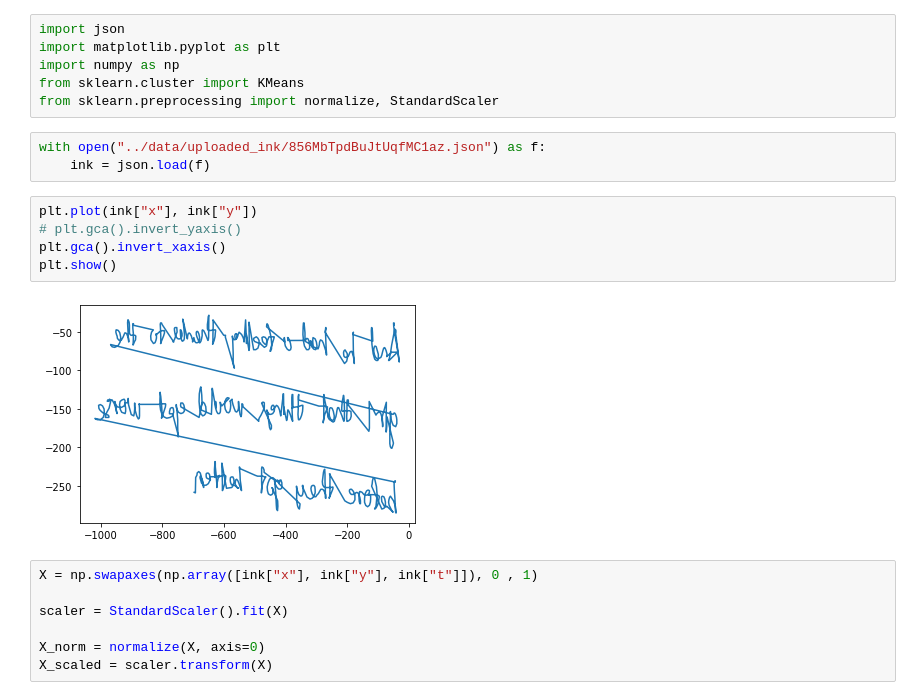
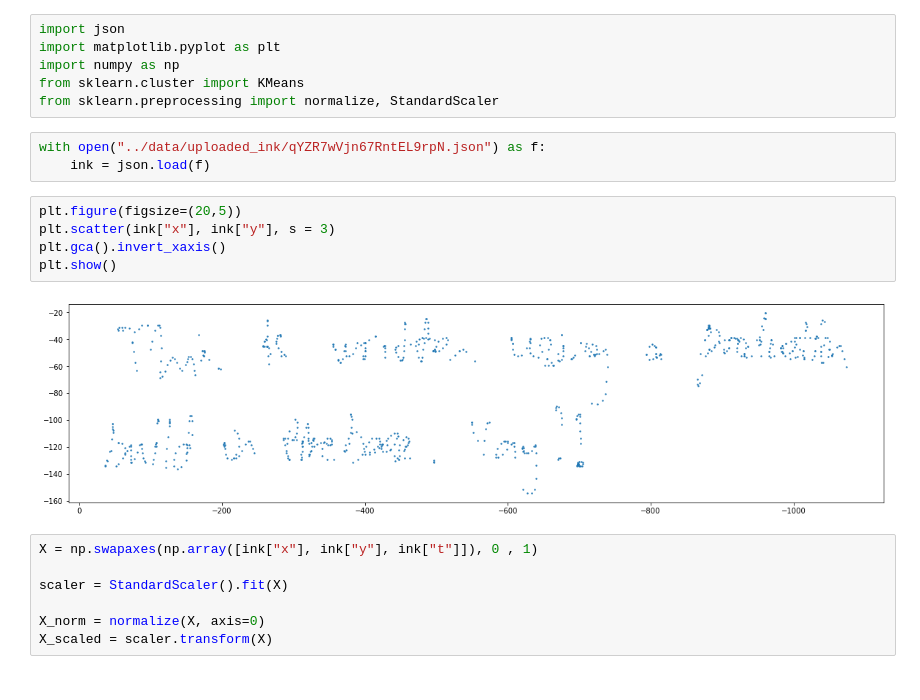
Before and after one commit to CustardTart32/digital-pen-backend, a Jupyter notebook: xml_parser/notebooks/visualise_ink.ipynb, the cells around one changed output. Saved outputs shown, nothing was run; the diff lists cells and outputs as text.

Commit message:
Added new user submissions to visualise

```diff
--- a/xml_parser/notebooks/visualise_ink.ipynb
+++ b/xml_parser/notebooks/visualise_ink.ipynb
@@ -5,15 +5,15 @@ import numpy as np
 from sklearn.cluster import KMeans
 from sklearn.preprocessing import normalize, StandardScaler
 # %%
-with open("../data/uploaded_ink/856MbTpdBuJtUqfMC1az.json") as f:
+with open("../data/uploaded_ink/qYZR7wVjn67RntEL9rpN.json") as f:
     ink = json.load(f)
 # %%
-plt.plot(ink["x"], ink["y"])
-# plt.gca().invert_yaxis()
+plt.figure(figsize=(20,5))
+plt.scatter(ink["x"], ink["y"], s = 3)
 plt.gca().invert_xaxis()
 plt.show()
 # %% [output]
-[figure, old version]
+[figure, new version]
 # %%
 X = np.swapaxes(np.array([ink["x"], ink["y"], ink["t"]]), 0 , 1)
 
```
Also changed, not shown: 2 other files.
